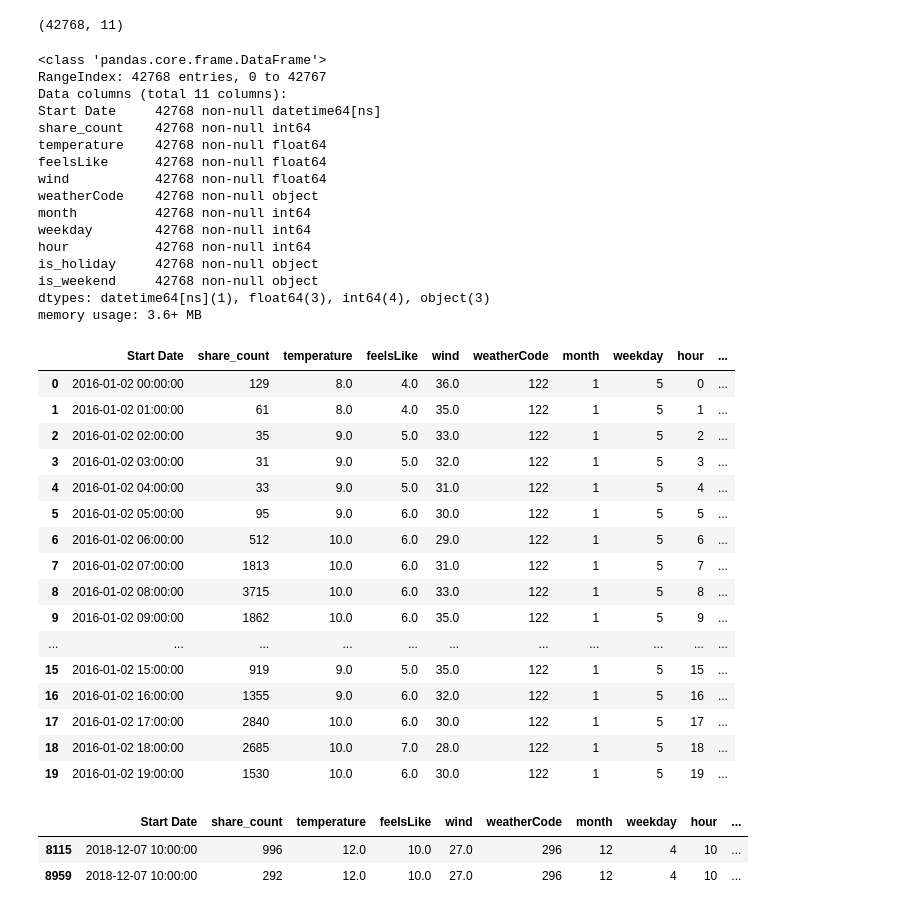
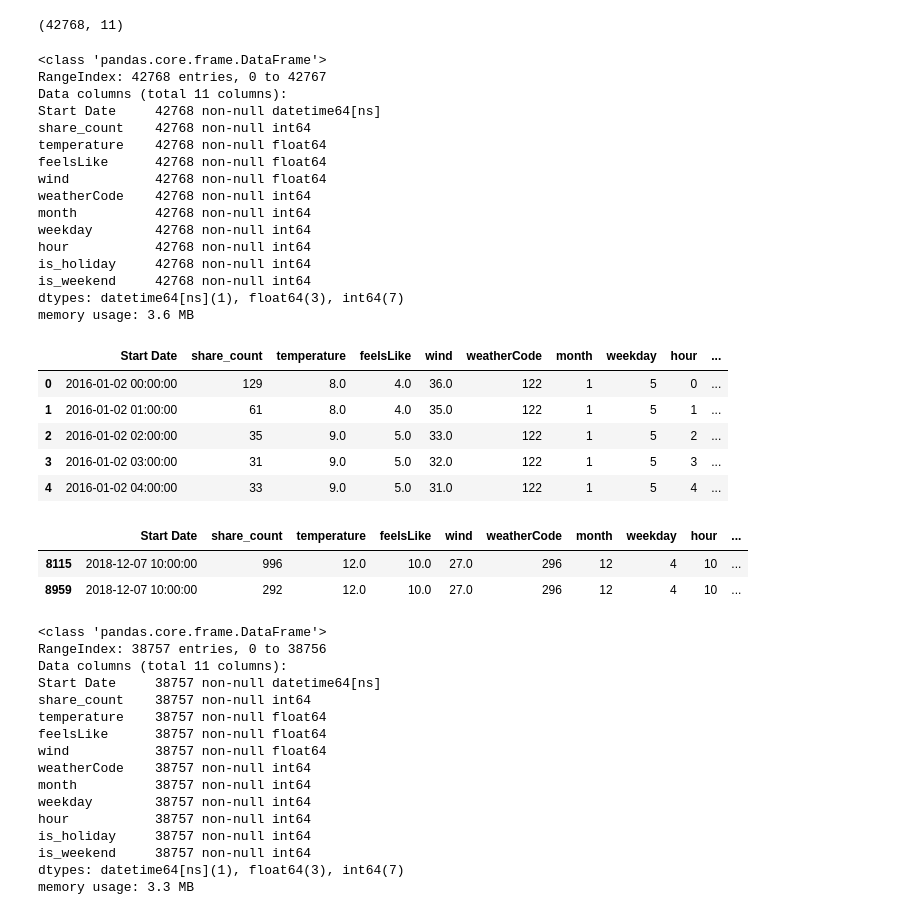
Before and after one commit to Krismix1/data-science-mandatory-2, a Jupyter notebook: model.ipynb, the cells around one changed output. Cells and saved outputs as stored; diff of their text form; code cells hidden in the pictures.

```diff
--- a/model.ipynb
+++ b/model.ipynb
@@ -96,6 +110,8 @@ bike_share_df = bike_share_df.reset_index().drop(columns=['index']) # fix the in
 48. Reading rows 47000000:48000000. Completed cleaning & merging in 54.170 seconds.
 CPU times: user 3h 41min 56s, sys: 19.7 s, total: 3h 42min 15s
 Wall time: 3h 40min 30s
+# %%
+bike_share_df = pd.read_csv('shares-ungrouped.csv', parse_dates=['Start Date']).drop(columns=['Unnamed: 0'])
 # %%
 bike_share_df.shape
 # %% [output]
@@ -111,31 +127,20 @@ share_count    42768 non-null int64
 temperature    42768 non-null float64
 feelsLike      42768 non-null float64
 wind           42768 non-null float64
-weatherCode    42768 non-null object
+weatherCode    42768 non-null int64
 month          42768 non-null int64
 weekday        42768 non-null int64
 hour           42768 non-null int64
-is_holiday     42768 non-null object
-is_weekend     42768 non-null object
-dtypes: datetime64[ns](1), float64(3), int64(4), object(3)
-memory usage: 3.6+ MB
+is_holiday     42768 non-null int64
+is_weekend     42768 non-null int64
+dtypes: datetime64[ns](1), float64(3), int64(7)
+memory usage: 3.6 MB
 # %%
-bike_share_df.head(20)
+bike_share_df.head()
 # %% [output]
 |  | Start Date | share_count | temperature | feelsLike | wind | weatherCode | month | weekday | hour | ... |
 | 0 | 2016-01-02 00:00:00 | 129 | 8.0 | 4.0 | 36.0 | 122 | 1 | 5 | 0 | ... |
 | 1 | 2016-01-02 01:00:00 | 61 | 8.0 | 4.0 | 35.0 | 122 | 1 | 5 | 1 | ... |
 | 2 | 2016-01-02 02:00:00 | 35 | 9.0 | 5.0 | 33.0 | 122 | 1 | 5 | 2 | ... |
 | 3 | 2016-01-02 03:00:00 | 31 | 9.0 | 5.0 | 32.0 | 122 | 1 | 5 | 3 | ... |
 | 4 | 2016-01-02 04:00:00 | 33 | 9.0 | 5.0 | 31.0 | 122 | 1 | 5 | 4 | ... |
-| 5 | 2016-01-02 05:00:00 | 95 | 9.0 | 6.0 | 30.0 | 122 | 1 | 5 | 5 | ... |
-| 6 | 2016-01-02 06:00:00 | 512 | 10.0 | 6.0 | 29.0 | 122 | 1 | 5 | 6 | ... |
-| 7 | 2016-01-02 07:00:00 | 1813 | 10.0 | 6.0 | 31.0 | 122 | 1 | 5 | 7 | ... |
-| 8 | 2016-01-02 08:00:00 | 3715 | 10.0 | 6.0 | 33.0 | 122 | 1 | 5 | 8 | ... |
-| 9 | 2016-01-02 09:00:00 | 1862 | 10.0 | 6.0 | 35.0 | 122 | 1 | 5 | 9 | ... |
-| ... | ... | ... | ... | ... | ... | ... | ... | ... | ... | ... |
-| 15 | 2016-01-02 15:00:00 | 919 | 9.0 | 5.0 | 35.0 | 122 | 1 | 5 | 15 | ... |
-| 16 | 2016-01-02 16:00:00 | 1355 | 9.0 | 6.0 | 32.0 | 122 | 1 | 5 | 16 | ... |
-| 17 | 2016-01-02 17:00:00 | 2840 | 10.0 | 6.0 | 30.0 | 122 | 1 | 5 | 17 | ... |
-| 18 | 2016-01-02 18:00:00 | 2685 | 10.0 | 7.0 | 28.0 | 122 | 1 | 5 | 18 | ... |
-| 19 | 2016-01-02 19:00:00 | 1530 | 10.0 | 6.0 | 30.0 | 122 | 1 | 5 | 19 | ... |
@@ -149,0 +160,19 @@ bike_share_df[bike_share_df['Start Date'] == '2018-12-07 10:00:00']
+# %%
+bike_share_df.info()
+# %% [output]
+<class 'pandas.core.frame.DataFrame'>
+RangeIndex: 38757 entries, 0 to 38756
+Data columns (total 11 columns):
+Start Date     38757 non-null datetime64[ns]
+share_count    38757 non-null int64
+temperature    38757 non-null float64
+feelsLike      38757 non-null float64
+wind           38757 non-null float64
+weatherCode    38757 non-null int64
+month          38757 non-null int64
+weekday        38757 non-null int64
+hour           38757 non-null int64
+is_holiday     38757 non-null int64
+is_weekend     38757 non-null int64
+dtypes: datetime64[ns](1), float64(3), int64(7)
+memory usage: 3.3 MB
```
Also changed, not shown: parts of 16 cells of this notebook, 5 other files.
